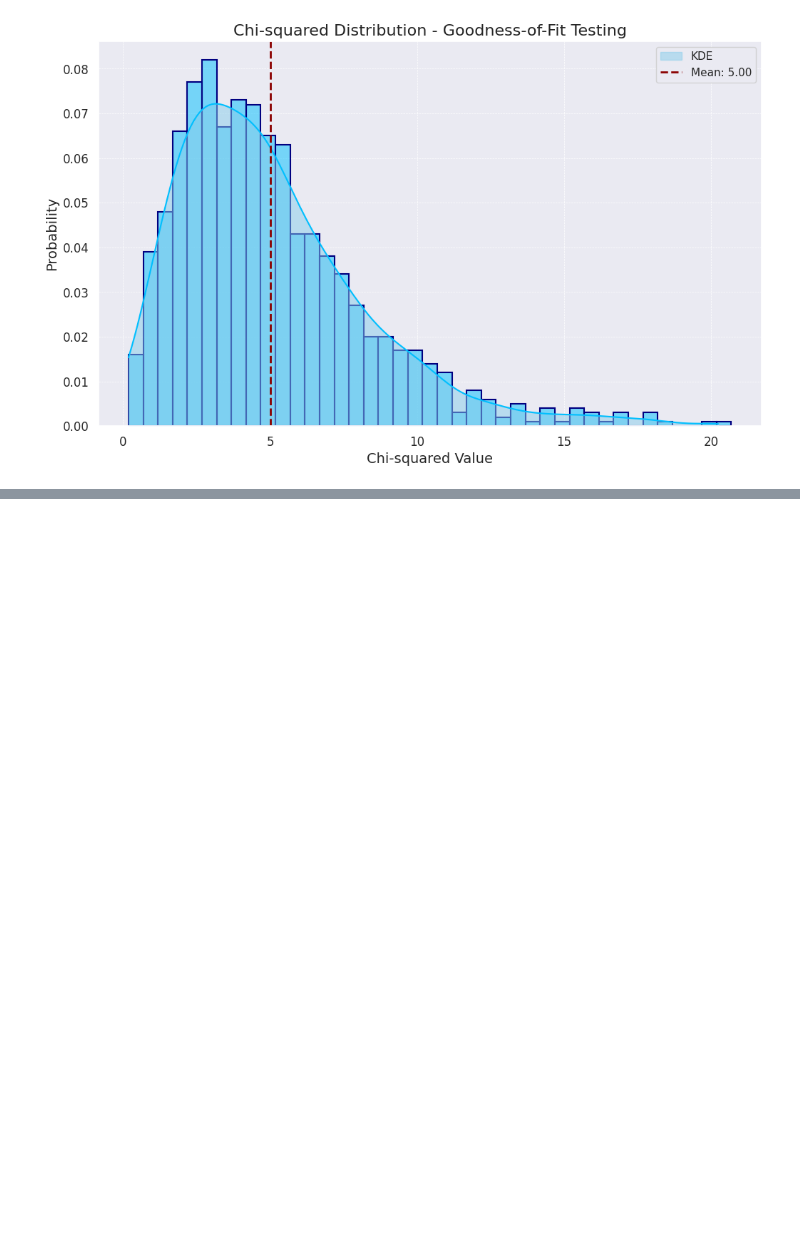
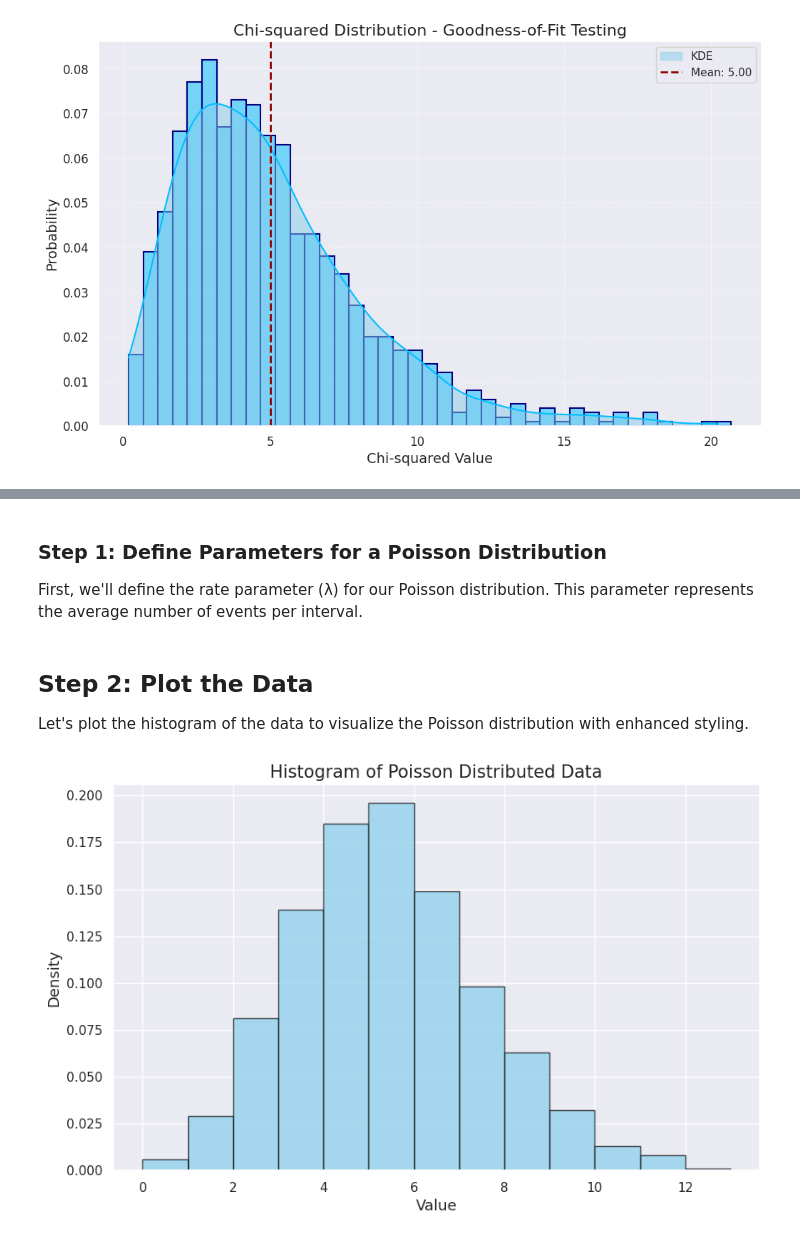
Before and after one commit to Sara9595/Kaggle, a Jupyter notebook: comprehensive guide to probability-distributions.ipynb, the cells around one changed output, grey strips where cells are left out. Saved outputs shown, nothing was run; the diff lists cells and outputs as text; code cells hidden in the pictures; blank space fills up the shorter version.

Commit message:
Kaggle Notebook | Comprehensive Guide to Probability Distributions | Adding Exponential and Poisson Distribution

```diff
--- a/comprehensive guide to probability-distributions.ipynb
+++ b/comprehensive guide to probability-distributions.ipynb
@@ -445,0 +459,26 @@ plt.show()
+# %% [markdown]
+### Step 1: Define Parameters for a Poisson Distribution
+First, we'll define the rate parameter (λ) for our Poisson distribution. This parameter represents the average number of events per interval.
+# %%
+# Set the lambda (λ) parameter
+lambda_param = 5
+
+# Generate 1000 random values that follow a Poisson distribution
+data = np.random.poisson(lambda_param, 1000)
+
+# Convert to a pandas DataFrame
+df = pd.DataFrame(data, columns=['Value'])
+# %% [markdown]
+## Step 2: Plot the Data
+Let's plot the histogram of the data to visualize the Poisson distribution with enhanced styling.
+# %%
+# Plot the histogram of Poisson-distributed data
+plt.figure(figsize=(10, 6))
+plt.hist(df['Value'], bins=range(min(df['Value']), max(df['Value']) + 2), edgecolor='black', alpha=0.7, color='skyblue', density=True)
+plt.title('Histogram of Poisson Distributed Data', fontsize=15)
+plt.xlabel('Value', fontsize=13)
+plt.ylabel('Density', fontsize=13)
+plt.grid(True)
+plt.show()
+# %% [output]
+[figure, added]
```
Also changed, not shown: parts of 13 cells of this notebook.
